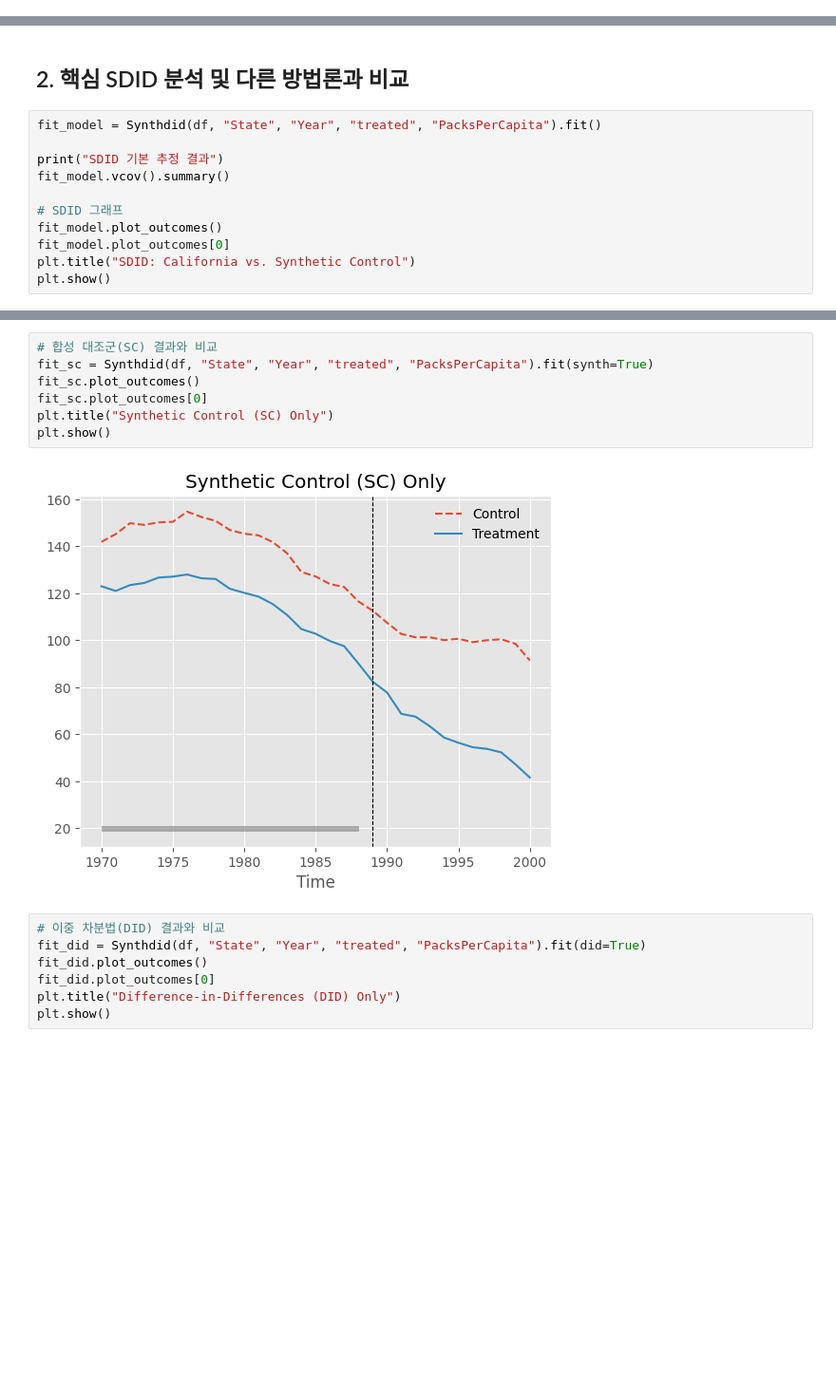
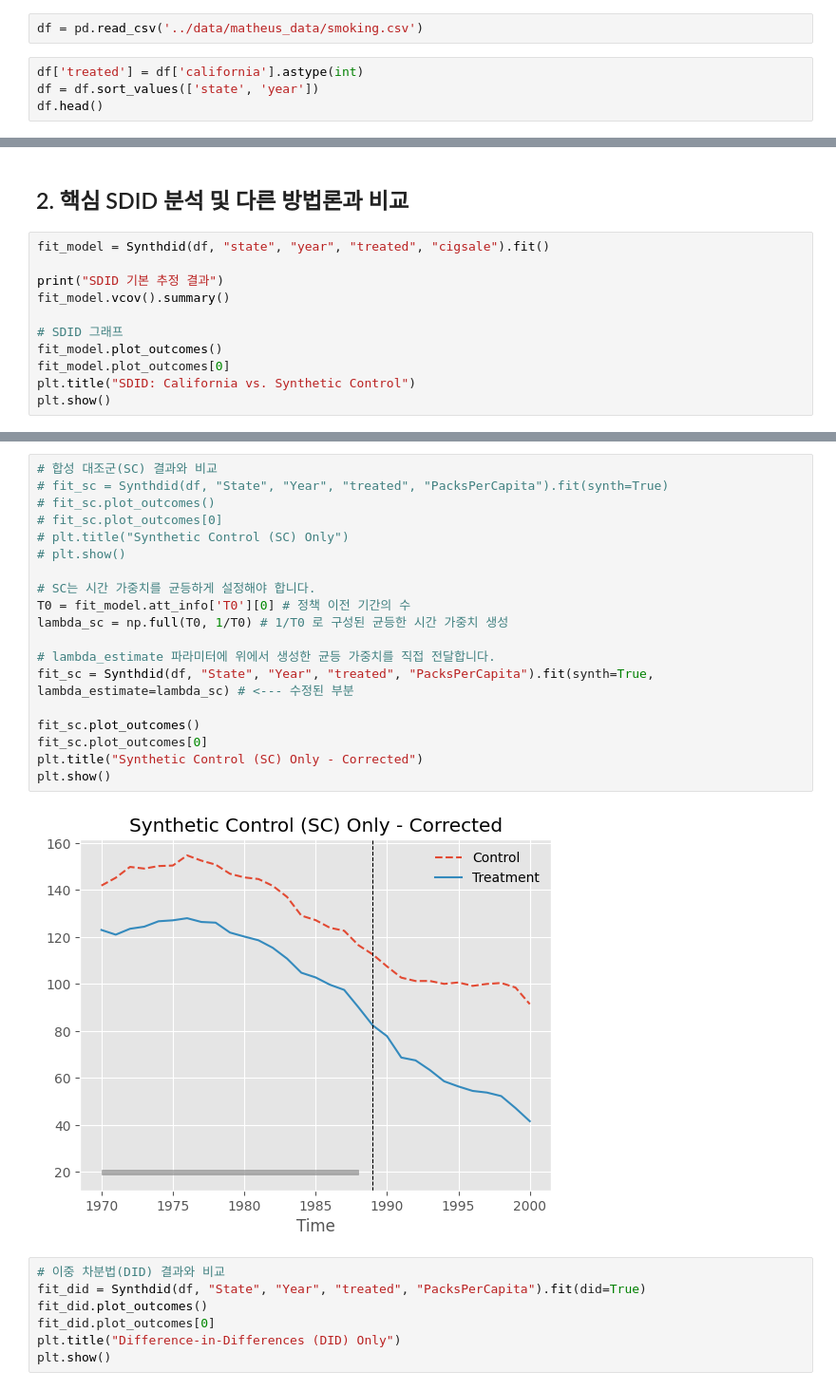
Before and after one commit to CausalInferenceLab/awesome-causal-inference-python, a Jupyter notebook: book/ate/sdid.ipynb, the cells around one changed output, grey strips where cells are left out. Shown at 95% size. Drawn from its saved outputs; the diff is of its cells as text; blank space fills up the shorter version.

```diff
--- a/book/ate/sdid.ipynb
+++ b/book/ate/sdid.ipynb
@@ -49,0 +40,6 @@ df.head()
+# %%
+df = pd.read_csv('../data/matheus_data/smoking.csv')
+# %%
+df['treated'] = df['california'].astype(int)
+df = df.sort_values(['state', 'year'])
+df.head()
@@ -64,7 +67,7 @@ plt.show()
 # %% [markdown]
 ## 2. 핵심 SDID 분석 및 다른 방법론과 비교
 # %%
-fit_model = Synthdid(df, "State", "Year", "treated", "PacksPerCapita").fit()
+fit_model = Synthdid(df, "state", "year", "treated", "cigsale").fit()
 
 print("SDID 기본 추정 결과")
 fit_model.vcov().summary()
@@ -80,12 +82,24 @@ plt.show()
 # %%
 # 합성 대조군(SC) 결과와 비교
-fit_sc = Synthdid(df, "State", "Year", "treated", "PacksPerCapita").fit(synth=True)
+# fit_sc = Synthdid(df, "State", "Year", "treated", "PacksPerCapita").fit(synth=True)
+# fit_sc.plot_outcomes()
+# fit_sc.plot_outcomes[0]
+# plt.title("Synthetic Control (SC) Only")
+# plt.show()
+
+# SC는 시간 가중치를 균등하게 설정해야 합니다.
+T0 = fit_model.att_info['T0'][0] # 정책 이전 기간의 수
+lambda_sc = np.full(T0, 1/T0) # 1/T0 로 구성된 균등한 시간 가중치 생성
+
+# lambda_estimate 파라미터에 위에서 생성한 균등 가중치를 직접 전달합니다.
+fit_sc = Synthdid(df, "State", "Year", "treated", "PacksPerCapita").fit(synth=True, lambda_estimate=lambda_sc) # <--- 수정된 부분
+
 fit_sc.plot_outcomes()
 fit_sc.plot_outcomes[0]
-plt.title("Synthetic Control (SC) Only")
+plt.title("Synthetic Control (SC) Only - Corrected")
 plt.show()
 # %% [output]
-[figure, old version]
+[figure, new version]
 # %%
 # 이중 차분법(DID) 결과와 비교
 fit_did = Synthdid(df, "State", "Year", "treated", "PacksPerCapita").fit(did=True)
```
Also changed, not shown: parts of 4 cells of this notebook.
